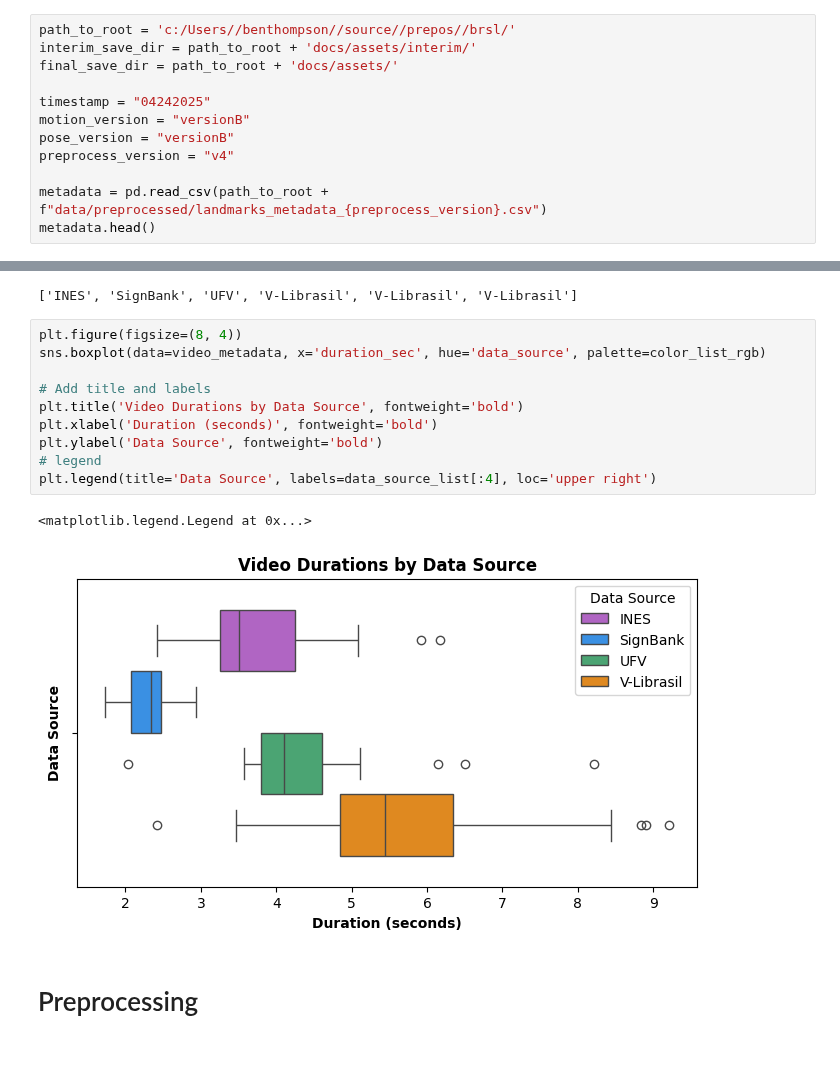
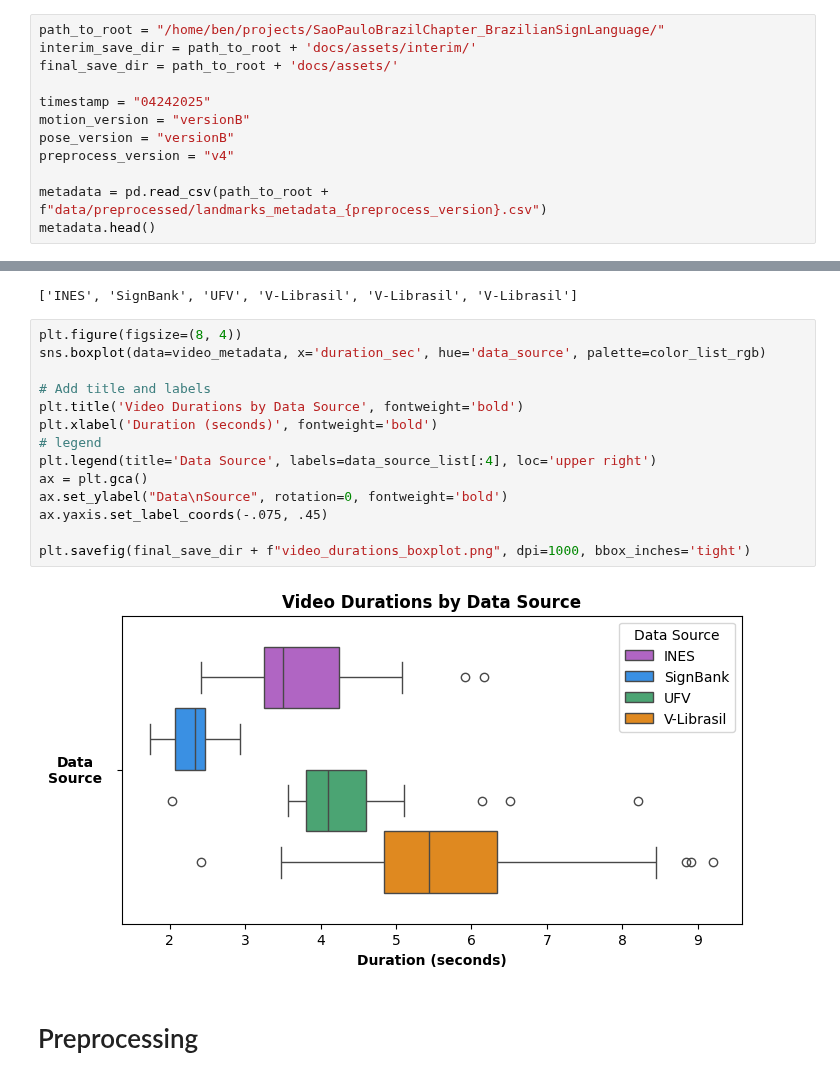
Before and after one commit to patrickf949/SaoPauloBrazilChapter_BrazilianSignLanguage, a Jupyter notebook: code/4_Report_Visualizations.ipynb, the cells around one changed output, grey strips where cells are left out. Drawn from its saved outputs; the diff is of its cells as text; blank space fills up the shorter version.

```diff
--- a/code/4_Report_Visualizations.ipynb
+++ b/code/4_Report_Visualizations.ipynb
@@ -25,5 +32,5 @@ os.getcwd()
 # %%
-path_to_root = 'c:/Users//benthompson//source//prepos//brsl/'
+path_to_root = "/home/ben/projects/SaoPauloBrazilChapter_BrazilianSignLanguage/"
 interim_save_dir = path_to_root + 'docs/assets/interim/'
 final_save_dir = path_to_root + 'docs/assets/'
 
@@ -422,16 +352,19 @@ data_source_list
 # %%
 plt.figure(figsize=(8, 4))
 sns.boxplot(data=video_metadata, x='duration_sec', hue='data_source', palette=color_list_rgb)
 
 # Add title and labels
 plt.title('Video Durations by Data Source', fontweight='bold')
 plt.xlabel('Duration (seconds)', fontweight='bold')
-plt.ylabel('Data Source', fontweight='bold')
 # legend
 plt.legend(title='Data Source', labels=data_source_list[:4], loc='upper right')
+ax = plt.gca()
+ax.set_ylabel("Data\nSource", rotation=0, fontweight='bold')
+ax.yaxis.set_label_coords(-.075, .45)
+
+plt.savefig(final_save_dir + f"video_durations_boxplot.png", dpi=1000, bbox_inches='tight')
 # %% [output]
-<matplotlib.legend.Legend at 0x...>
-[figure, old version]
+[figure, new version]
 # %% [markdown]
 # Preprocessing
 # %% [markdown]
```
Also changed, not shown: parts of 25 cells of this notebook, 1 other file.
